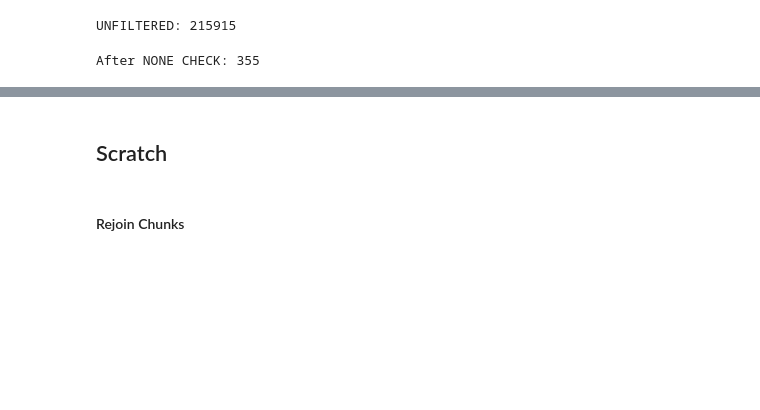
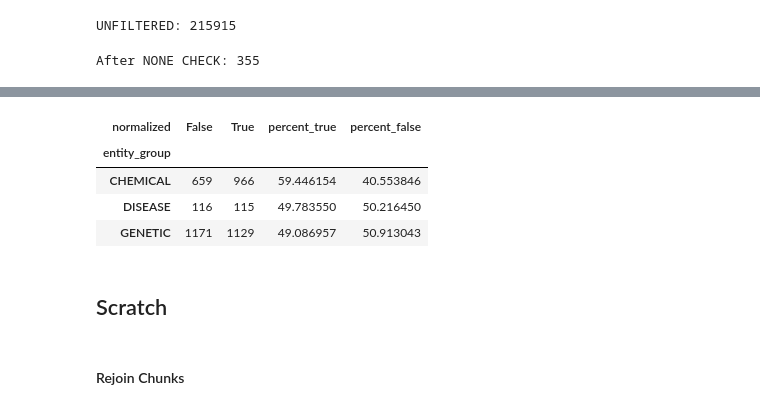
Before and after one commit to GenomicMedLab/fda-nlp, a Jupyter notebook: Huggingface/ner_tagging.ipynb, the cells around one changed output, grey strips where cells are left out. Drawn from its saved outputs; the diff is of its cells as text; code cells hidden in the pictures; blank space fills up the shorter version.

Commit message:
add entity list for all types as accessible object

```diff
--- a/Huggingface/ner_tagging.ipynb
+++ b/Huggingface/ner_tagging.ipynb
@@ -109,7 +144,8 @@ pipe_chemical('LDL-C')
 # %%
 dataset = pre_process('pharmacogenomics',drugs_at_fda)
 dataset = pipe('pharmacogenomics',dataset)
-evaluated = post_process('merged_ner_groups',dataset)
+dataset = post_process('pharmacogenomics',dataset)
+evaluated = build_dataframe('merged_ner_groups',dataset)
 # %% [output]
 UNFILTERED: 215915
 After NONE CHECK: 355
@@ -234,0 +219,5 @@ Name: word, Length: 121, dtype: int64
+# %%
+evaluated['normalized'] = evaluated['match_type']>0
+evaluated_g = evaluated.groupby(['entity_group','normalized']).count()[['word']].unstack(level=1)['word']
+
+evaluated_g
@@ -234,0 +230,11 @@ Name: word, Length: 121, dtype: int64
+# %%
+evaluated_g['percent_true'] = (evaluated_g[True] / (evaluated_g[True] + evaluated_g[False])) * 100
+evaluated_g['percent_false'] = (evaluated_g[False] / (evaluated_g[True] + evaluated_g[False])) * 100
+evaluated_g = evaluated_g.sort_values(['percent_true'],ascending=False)
+evaluated_g
+# %% [output]
+| normalized | False | True | percent_true | percent_false |
+| entity_group |  |  |  |  |
+| CHEMICAL | 659 | 966 | 59.446154 | 40.553846 |
+| DISEASE | 116 | 115 | 49.783550 | 50.216450 |
+| GENETIC | 1171 | 1129 | 49.086957 | 50.913043 |
```
Also changed, not shown: parts of 11 cells of this notebook.
